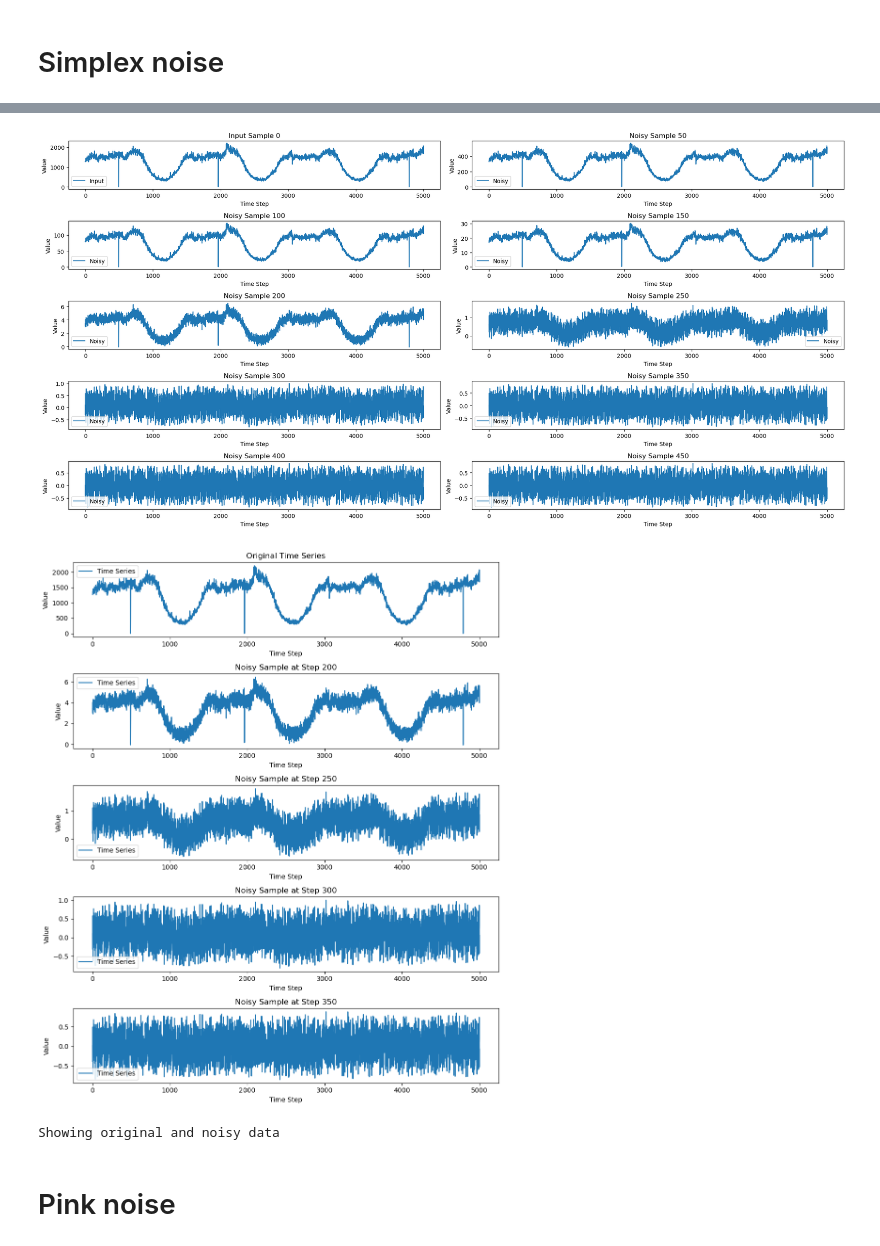
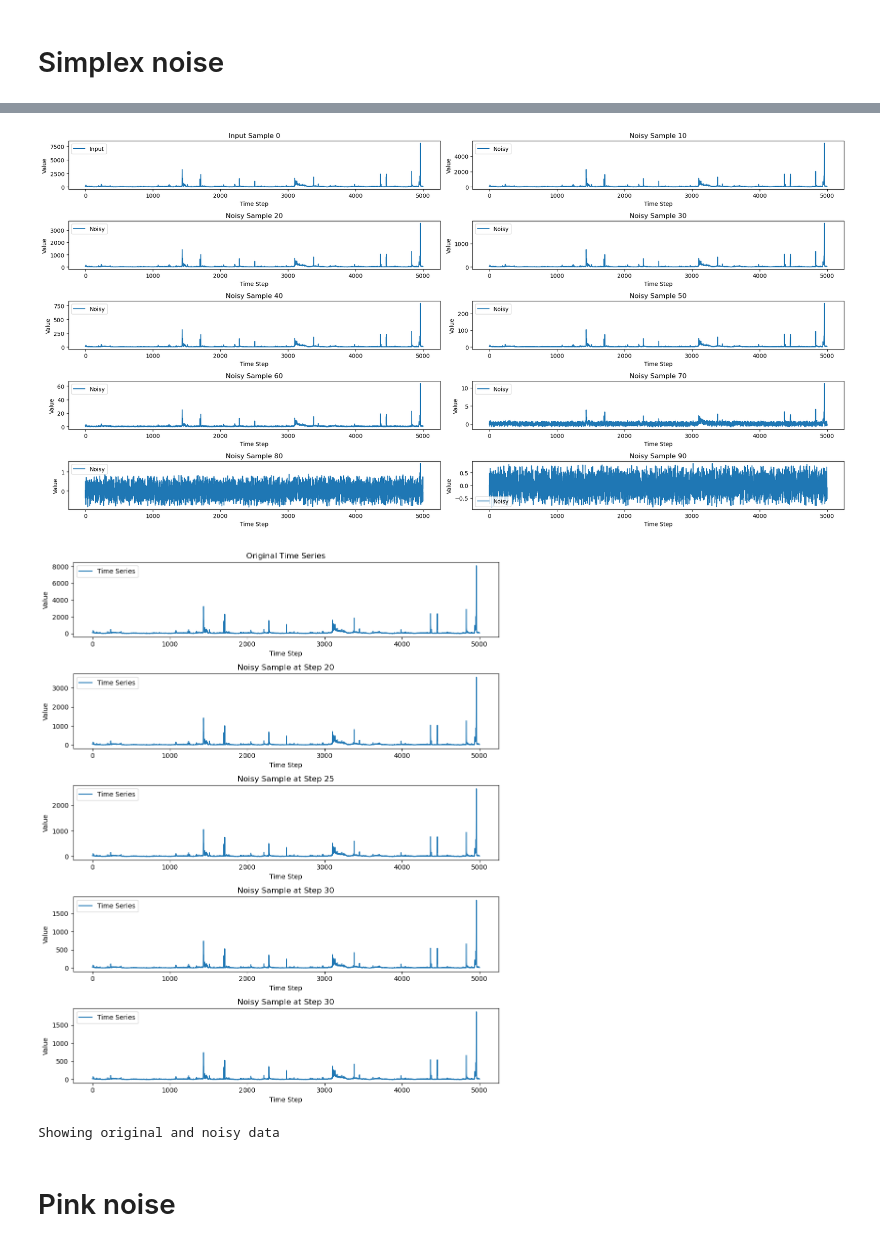
Before and after one commit to yaiciines/MAP594---Time-Series-Anomaly-Detection, a Jupyter notebook: DDPM/adding_noise_visualisation.ipynb, the cells around one changed output, grey strips where cells are left out. Saved outputs shown, nothing was run; the diff lists cells and outputs as text; code cells hidden in the pictures.

Commit message:
noise selection for NAB dataset

```diff
--- a/DDPM/adding_noise_visualisation.ipynb
+++ b/DDPM/adding_noise_visualisation.ipynb
@@ -29,14 +29,14 @@ class Config:
             setattr(self, key, value)
 
 config = {
-  "data_path": "../datasets/UTS/WSD/107",
+  "data_path": "../datasets/UTS/NAB/Twitter_volume_AAPL",
   "output_dir": "output",
   "train_batch_size": 16,
   "eval_batch_size": 16,
   "num_epochs": 1,
 
   "learning_rate": 0.0001,
-  "num_timesteps": 501,
+  "num_timesteps": 100,
   "beta_schedule": "quadratic",
   "embedding_size": 128,
   "hidden_size": 128,
@@ -46,7 +46,7 @@ config = {
   "save_eval_step": 10,
   "experiment_name": "NonName",
   "beta_start": 0.05,
-  "beta_end": 0.09,
+  "beta_end": 0.3,
   "save_model_epochs": 1
 }
 
@@ -54,7 +54,7 @@ config = {
 # Create Config object
 config = Config(config)
 # %%
-dataset = TimeSeriesDataset(config.data_path,sequence_length=5000, stride=500,normalize=False)
+dataset = TimeSeriesDataset(config.data_path,sequence_length=5000, stride=1,normalize=False)
 
 dataloader = DataLoader(dataset, batch_size=config.train_batch_size, shuffle=False , drop_last=True)
 # %% [markdown]
@@ -74,14 +74,13 @@ for epoch in range(config.num_epochs):
     progress_bar = tqdm(total=len(dataloader))
     progress_bar.set_description(f"Epoch {epoch}")
 
-    for step, (batch, timestamps, labels) in enumerate(tqdm(dataloader)):
+    for step, (batch,  labels) in enumerate(tqdm(dataloader)):
         #batch = batch.unsqueeze(-1)  # Add channel dimension: (batch_size, sequence_length, 1)
 
         std_batch = batch.std(dim=1, keepdim=True)
 
         print(step)
         print(batch)
-        print(timestamps)
         print(labels)
 
         noise = torch.randn_like(batch) #*std_batch
@@ -114,11 +113,11 @@ for epoch in range(config.num_epochs):
         # Plotting noisy versions of the first sample
         for i in range(9):
             print( noise[0])
-            noisy_sample = noise_scheduler.add_noise(batch[0], noise[0], torch.tensor([(i+1)*50]))
+            noisy_sample = noise_scheduler.add_noise(batch[0], noise[0], torch.tensor([(i+1)*10]))
 
             ax = axs[(i+1) // 2, (i+1) % 2]
             ax.plot(noisy_sample[0].cpu().numpy())
-            ax.set_title(f"Noisy Sample {(i+1)*50}")
+            ax.set_title(f"Noisy Sample {(i+1)*10}")
             ax.set_xlabel("Time Step")
             ax.set_ylabel("Value")
             ax.legend(["Noisy"])
@@ -130,7 +129,7 @@ for epoch in range(config.num_epochs):
 
         fig, axs = plt.subplots(5, 1, figsize=(10, 12))
 
-        steps = [0, 200, 250, 300, 350]
+        steps = [0, 20, 50, 80, 90]
 
         # Plotting noisy versions of the first sample at specified steps
         for i, step in enumerate(steps):
@@ -199,12 +198,11 @@ for epoch in range(config.num_epochs):
     progress_bar = tqdm(total=len(dataloader))
     progress_bar.set_description(f"Epoch {epoch}")
 
-    for step, (batch, timestamps, labels) in enumerate(tqdm(dataloader)):
+    for step, (batch,labels) in enumerate(tqdm(dataloader)):
         #batch = batch.unsqueeze(-1)  # Add channel dimension: (batch_size, sequence_length, 1)
 
         print(step)
         print(batch)
-        print(timestamps)
         print(labels)
 
         noise = noise_scheduler.generate_simplex_noise_like(batch)
@@ -235,10 +233,10 @@ for epoch in range(config.num_epochs):
 
         # Plotting noisy versions of the first sample
         for i in range(9):
-            noisy_sample = noise_scheduler.add_noise(batch[0], noise[0], torch.tensor([(i+1)*50]))
+            noisy_sample = noise_scheduler.add_noise(batch[0], noise[0], torch.tensor([(i+1)*10]))
             ax = axs[(i+1) // 2, (i+1) % 2]
             ax.plot(noisy_sample[0].cpu().numpy())
-            ax.set_title(f"Noisy Sample {(i+1)*50}")
+            ax.set_title(f"Noisy Sample {(i+1)*10}")
             ax.set_xlabel("Time Step")
             ax.set_ylabel("Value")
             ax.legend(["Noisy"])
@@ -248,7 +246,7 @@ for epoch in range(config.num_epochs):
 
         fig, axs = plt.subplots(5, 1, figsize=(10, 12))
 
-        steps = [0, 200, 250, 300, 350]
+        steps = [0, 20, 25, 30, 30]
 
         # Plotting noisy versions of the first sample at specified steps
         for i, step in enumerate(steps):
@@ -292,8 +292,8 @@ tensor([[0., 0., 0.,  ..., 0., 0., 0.],
 Batch shape: torch.Size([16, 5000])
 Noise shape: torch.Size([16, 5000])
 Noisy shape: torch.Size([16, 5000])
-[figure, old version]
+[figure, new version]
-[figure, old version]
+[figure, new version]
 Showing original and noisy data
 # %% [markdown]
 # Pink noise
```
Also changed, not shown: parts of 6 cells of this notebook, 4 other files.
